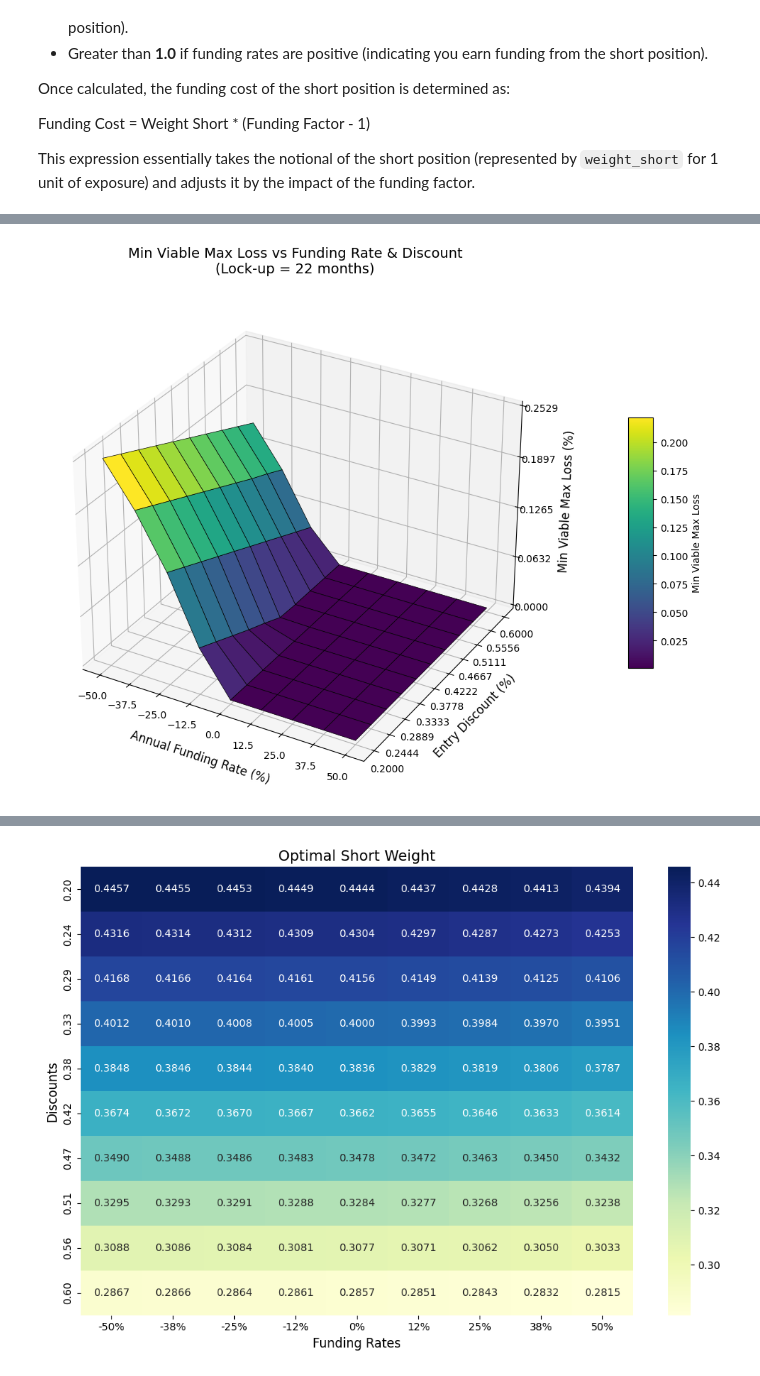
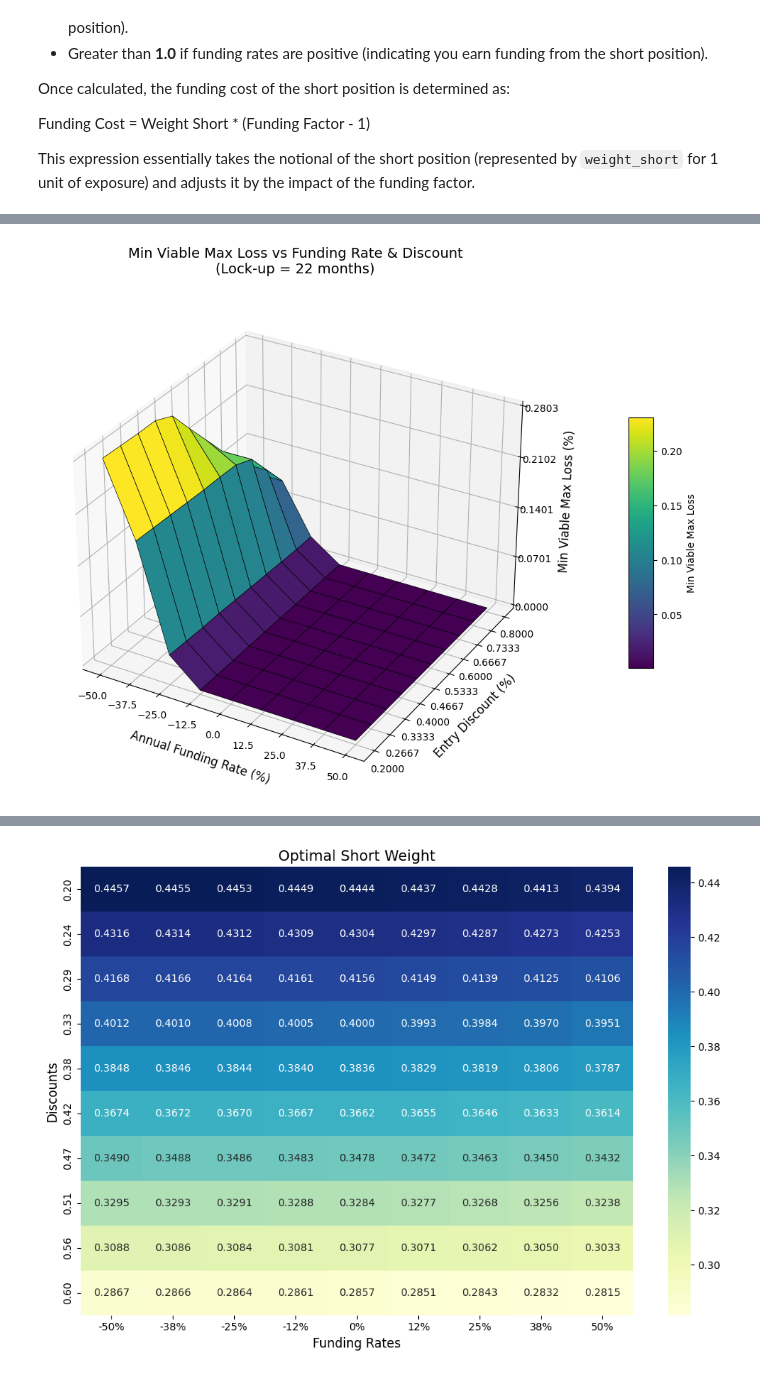
Before and after one commit to Brainiac9/LockedTokensAnalysis, a Jupyter notebook: Sizing.ipynb, the cells around one changed output, grey strips where cells are left out. Drawn from its saved outputs; the diff is of its cells as text; code cells hidden in the pictures.

```diff
--- a/Sizing.ipynb
+++ b/Sizing.ipynb
@@ -270,12 +270,12 @@ from scipy.optimize import minimize
 
 # --- Parameters ---
 entry_short = 150
-discount = 0.2
+discount = 0.6
 entry_long = (1 - discount) * entry_short
-annual_rate = 0
-period_fraction = 34/12  # years
+annual_rate = -50
+period_fraction = 36/12  # years
 prices = np.linspace(0, 500, 100001)
-price_floor = 60
+price_floor = 0
 
 def compute_funding_factor(annual_rate_percent, period_fraction, compounding="8h", frequency_per_year=1095):
     r = annual_rate_percent / 100.0
@@ -452,11 +556,11 @@ def compute_min_viable_loss(entry_short, discount, annual_rate, period_fraction,
     return find_min_loss()
 
 # Parameters
-entry_short = 0.48
-prices = np.linspace(0, 2, 500)
+entry_short = 0.5
+prices = np.linspace(0, 10000, 500)
 funding_rates = np.linspace(-50, 50, 9)
-discounts = np.linspace(0.2, 0.6, 10)
-periods = [22/12]  # 22 months
+discounts = np.linspace(0.2, 0.8, 10)
+periods = [36/12]  # 22 months
 
 # Run simulation
 results = {}
@@ -476,31 +580,31 @@ Z = results[periods[0]]
 fig = plt.figure(figsize=(12, 8))
 ax = fig.add_subplot(111, projection='3d')
 
 # Plot the surface
 surf = ax.plot_surface(X, Y, Z, cmap='viridis', edgecolor='k', linewidth=0.5, antialiased=True)
 
 # Titles & Labels
 ax.set_title("Min Viable Max Loss vs Funding Rate & Discount\n(Lock-up = 22 months)", fontsize=14, pad=20)
 ax.set_xlabel("Annual Funding Rate (%)", labelpad=10, fontsize=12)
 ax.set_ylabel("Entry Discount (%)", labelpad=10, fontsize=12)
 ax.set_zlabel("Min Viable Max Loss (%)", labelpad=10, fontsize=12)
 
 # Format axes ticks
 ax.tick_params(axis='x', labelsize=10)
 ax.tick_params(axis='y', labelsize=10)
 ax.tick_params(axis='z', labelsize=10)
 
 # Set readable axis ranges
 ax.set_xticks(funding_rates)
 ax.set_yticks(discounts)
 ax.set_zticks(np.linspace(0, np.max(Z), 5))
 
 # Add color bar
 fig.colorbar(surf, shrink=0.5, aspect=10, pad=0.1, label='Min Viable Max Loss')
 
 
 
 plt.tight_layout()
 plt.show()
 # %% [output]
-[figure, old version]
+[figure, new version]
```
Also changed, not shown: parts of 3 cells of this notebook.
